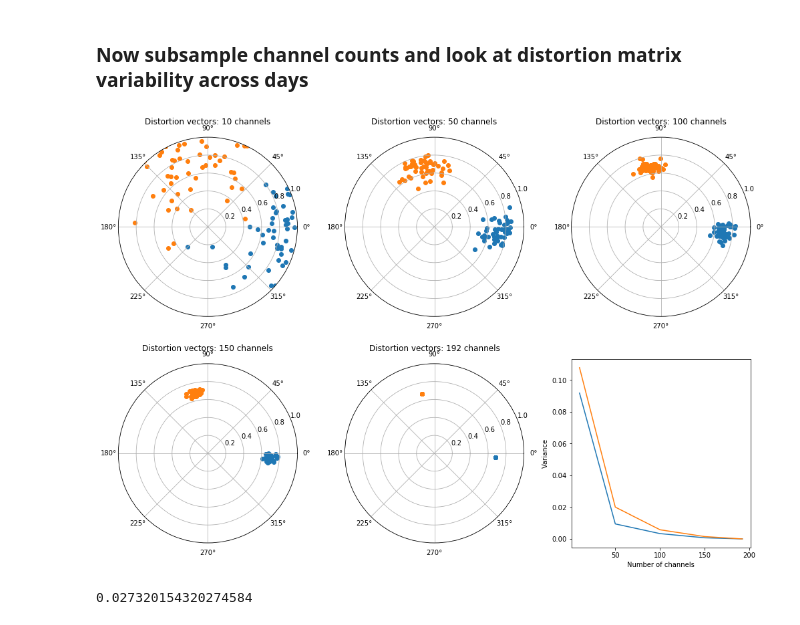
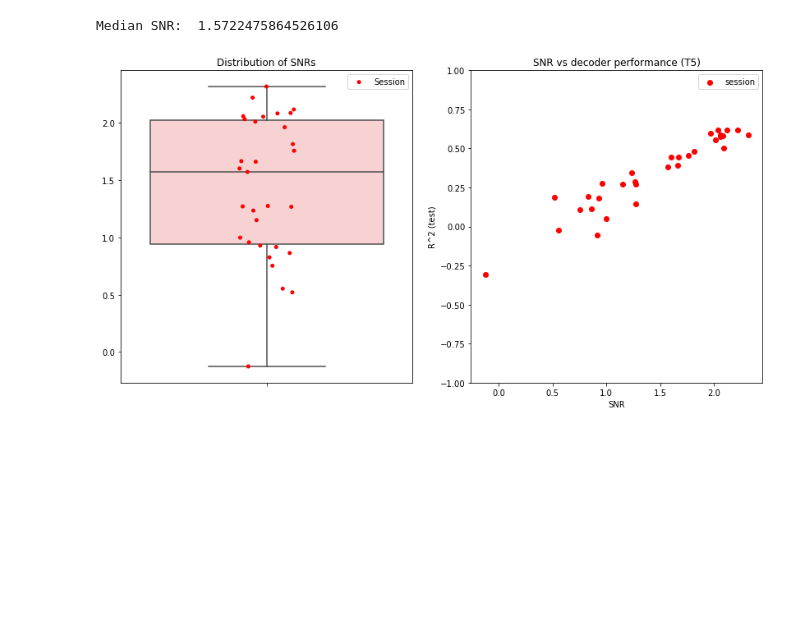
Before and after one commit to guyhwilson/nonstationarities, a Jupyter notebook: code/stability_SNREstimation.ipynb, the cells around one changed output. Cells and saved outputs as stored; diff of their text form; code cells hidden in the pictures; blank space fills up the shorter version.

```diff
--- a/code/stability_SNREstimation.ipynb
+++ b/code/stability_SNREstimation.ipynb
@@ -148,11 +202,0 @@ $c = argmin_{a_{0}} ||\log(\alpha_{x}) - x * log(\alpha_{0}) ||^{2} $
-# %%
-#We're interested in decay properties over 2 weeks; for some sessions there's weirdly high stability even 100's of days out but we're concerned with the subgroup of data points
-#where there's rapid decay in the first two weeks (look at plots in distortion matrix to see this streak)
-
-min_nblocks    = 3
-max_ndays      = 1e23
-min_R2         = 0.1
-
-init_pairs    = get_SessionPairs(files, min_nblocks = min_nblocks, max_ndays = max_ndays, manually_remove = sessions_check['bad_days'])
-pairs, scores = get_StrongTransferPairs(init_pairs, min_R2 = min_R2, train_frac = 0.5, block_constraints = sessions_check)
-n_pairs       = len(pairs)
@@ -234,2 +202,0 @@ Base alpha =  0.9261583961038757
-# %% [markdown]
-### Now subsample channel counts and look at distortion matrix variability across days
@@ -274,36 +203,25 @@ for i, (A_file, B_file) in enumerate(pairs):
-# %%
-import matplotlib.cm as cm
-import matplotlib.pyplot as plt
-
-
-figSize(14, 14)
-pair   = 0
-
-labels = ['X distortion vectors', 'Y distortion vectors']
-
-for i, nUnits in enumerate(channel_sweep):
-    plt.subplot(3, 3, i + 1, projection='polar')
-    for j in range(2):
-        theta = np.arctan2(distortion_mats[pair, i, :, 1, j], distortion_mats[pair, i, :, 0, j])
-        r     = np.linalg.norm(distortion_mats[pair, i, :, :, j], axis = 1)
-        plt.scatter(theta, r, )
-        ax    = plt.gca()
-        ax.set_rlim([0, 1])
-    plt.title('Distortion vectors: ' + str(nUnits) + ' channels')
-
-plt.subplot(3, 3, 6)
-var_x = np.var(distortion_mats[pair, :, :, 1, 0], axis = 1)
-var_y = np.var(distortion_mats[pair, :, :, 0, 1], axis = 1)
-
-plt.plot(channel_sweep, var_x)
-plt.plot(channel_sweep, var_y)
-plt.xlabel('Number of channels')
-plt.ylabel('Variance')
-
-plt.tight_layout()
-# %% [output]
-[figure, removed]
-# %%
-var_x
-# %% [output]
-0.027320154320274584
+# %%
+import seaborn as sns
+figSize(7, 14)
+
+
+plt.subplot(1, 2, 1)
+plt.title('Distribution of SNRs')
+sns.boxplot(SNRs, orient = 'v', color = 'r')
+ax = plt.gca()
+modifyBoxPlotAlpha(ax, 0.2)
+sns.stripplot(SNRs, orient = 'v', color = 'r', label = 'Session', jitter = 0.1)
+plt.legend()
+#plt.violinplot(SNRs)
+
+plt.subplot(1,2,2)
+plt.scatter(SNRs, scores, label = 'session', color = 'r')
+plt.ylim(-1, 1)
+plt.legend()
+plt.xlabel('SNR')
+plt.ylabel('R^2 (test)')
+plt.title('SNR vs decoder performance (T5)')
+print('Median SNR: ', np.median(SNRs))
+# %% [output]
+Median SNR:  1.5722475864526106
+[figure, added]
```
Also changed, not shown: parts of 17 cells of this notebook, 17 other files.
